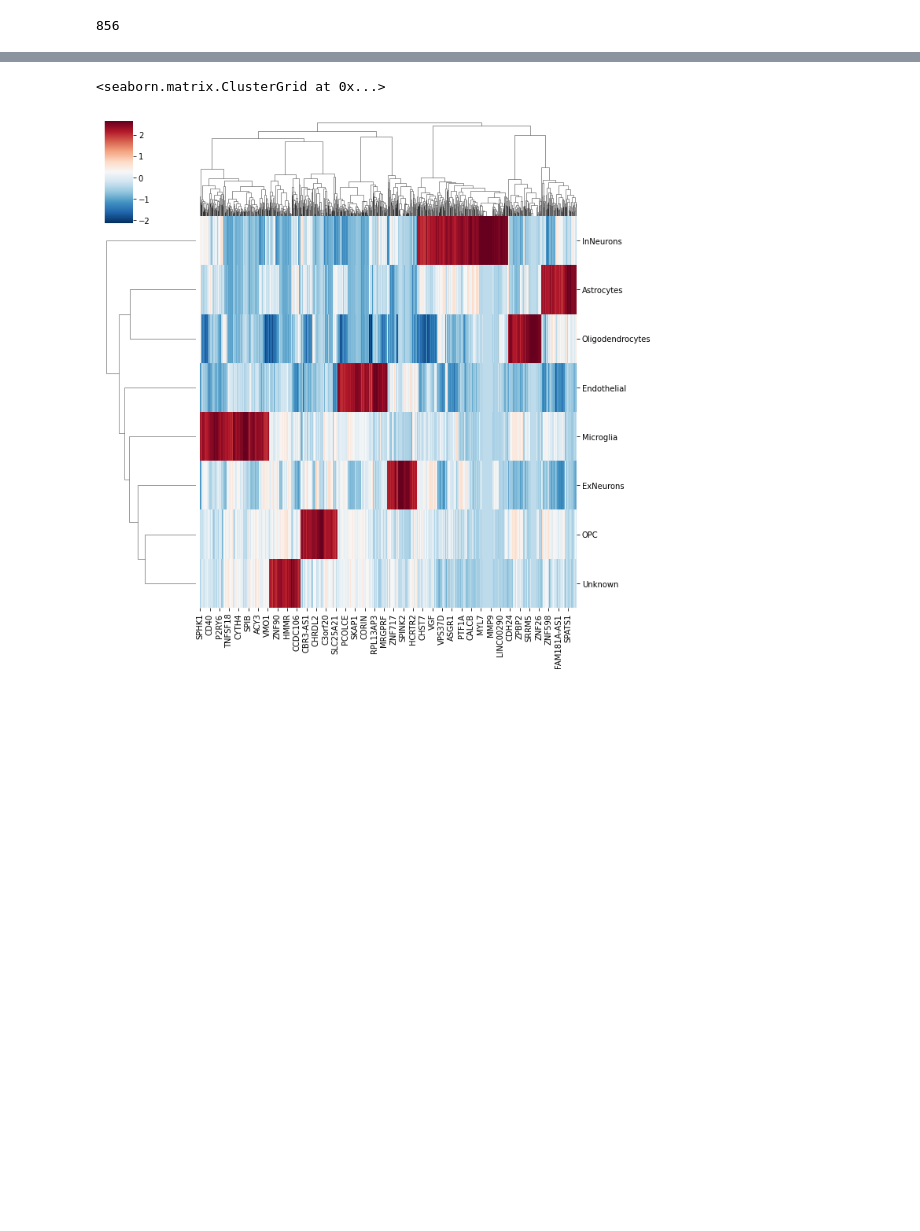
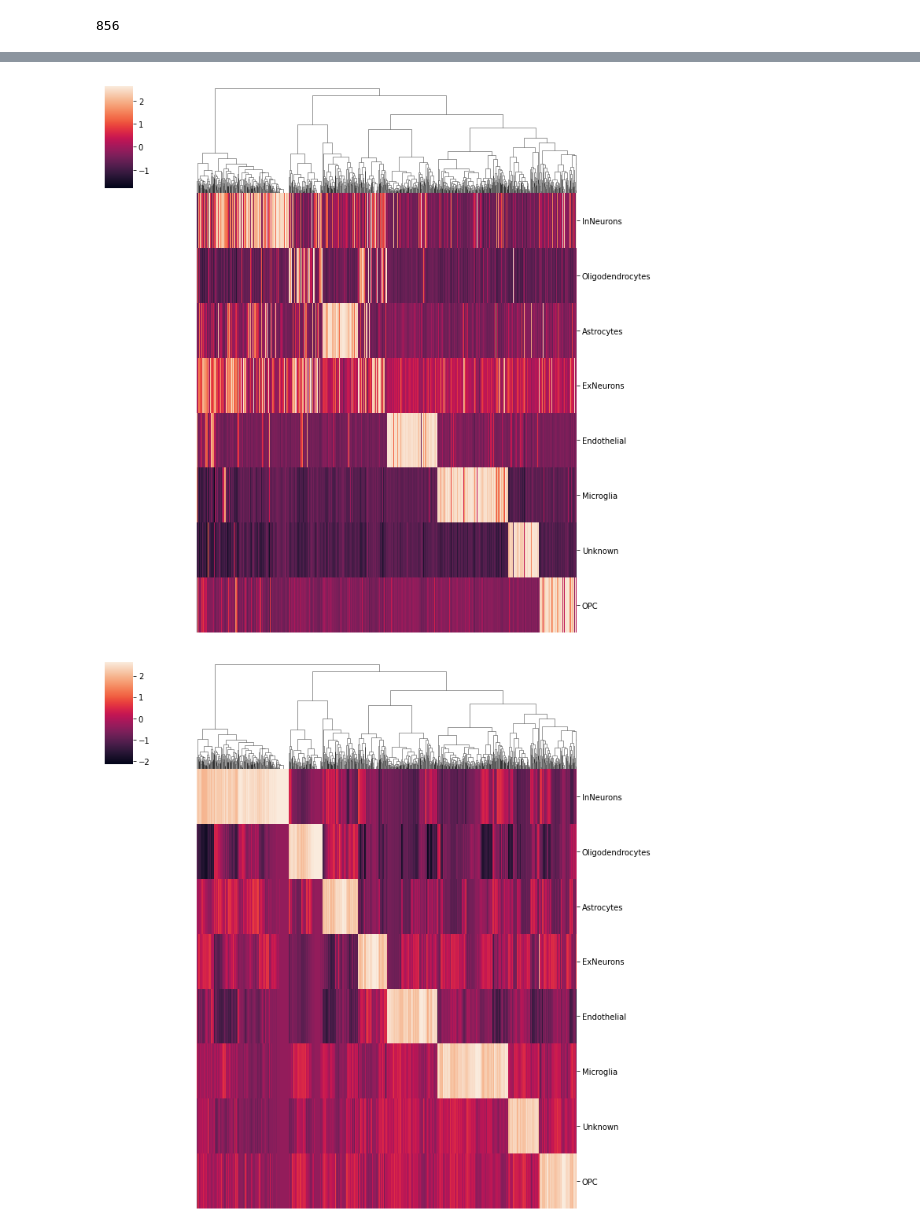
Before and after one commit to poseidonchan/TAPE, a Jupyter notebook: Experiments/Figures/ROSMAP_GEPanalysis.ipynb, the cells around one changed output, grey strips where cells are left out. Saved outputs shown, nothing was run; the diff lists cells and outputs as text; code cells hidden in the pictures; blank space fills up the shorter version.

```diff
--- a/Experiments/Figures/ROSMAP_GEPanalysis.ipynb
+++ b/Experiments/Figures/ROSMAP_GEPanalysis.ipynb
@@ -71,8 +59,25 @@ def select_signature_genes(z_score):
     print(len(signature_genes))
     return z_score.iloc[:,signature_genes]
 # %%
-selected = select_signature_genes(z_score)
+test_selected = select_signature_genes(test_z)
+selected_genes = test_selected.columns
+train_selected = train_z[selected_genes]
+index = ['InNeurons','Oligodendrocytes','Astrocytes','ExNeurons','Endothelial','Microglia','Unknown','OPC']
+test_selected = test_selected.loc[index]
+train_selected = train_selected.loc[index]
 # %% [output]
 856
 # %%
 #selected.to_csv('ROSMAP_GEP_ZSCORE.csv')
+# %%
+from scipy.spatial import distance
+from scipy.cluster import hierarchy
+
+correlations = test_selected.corr()
+correlations_array = np.asarray(test_selected.corr())
+np.sum(np.isnan(correlations_array))
+row_linkage = hierarchy.linkage(
+    distance.pdist(correlations_array), method='average')
+
+col_linkage = hierarchy.linkage(
+    distance.pdist(correlations_array.T), method='average')
@@ -79,5 +90,29 @@ selected = select_signature_genes(z_score)
+# %%
+def extract_clustered_table(res, data):
+    """
+    input
+    =====
+    res:     <sns.matrix.ClusterGrid>  the clustermap object
+    data:    <pd.DataFrame>            input table
+
+    output
+    ======
+    returns: <pd.DataFrame>            reordered input table
+    """
+
+    if res.dendrogram_col is not None:
+        # reordering index and columns
+        new_cols = data.columns[res.dendrogram_col.reordered_ind]
+        #new_ind = data.index[res.dendrogram_row.reordered_ind]
+
+        return data.loc[:,new_cols]
 # %%
-sns.clustermap(selected,cmap='RdBu_r')
+res = sns.clustermap(train_selected, row_cluster=False,col_linkage=col_linkage,
+                     xticklabels=False,yticklabels=True)
+train_selected = extract_clustered_table(res, train_selected)
+res = sns.clustermap(test_selected, row_cluster=False,col_linkage=col_linkage,
+                     xticklabels=False,yticklabels=True)
+test_selected = extract_clustered_table(res, test_selected)
 # %% [output]
-<seaborn.matrix.ClusterGrid at 0x...>
-[figure, old version]
+[figure, new version]
+[figure, added]
```
Also changed, not shown: parts of 8 cells of this notebook, 25 other files.
